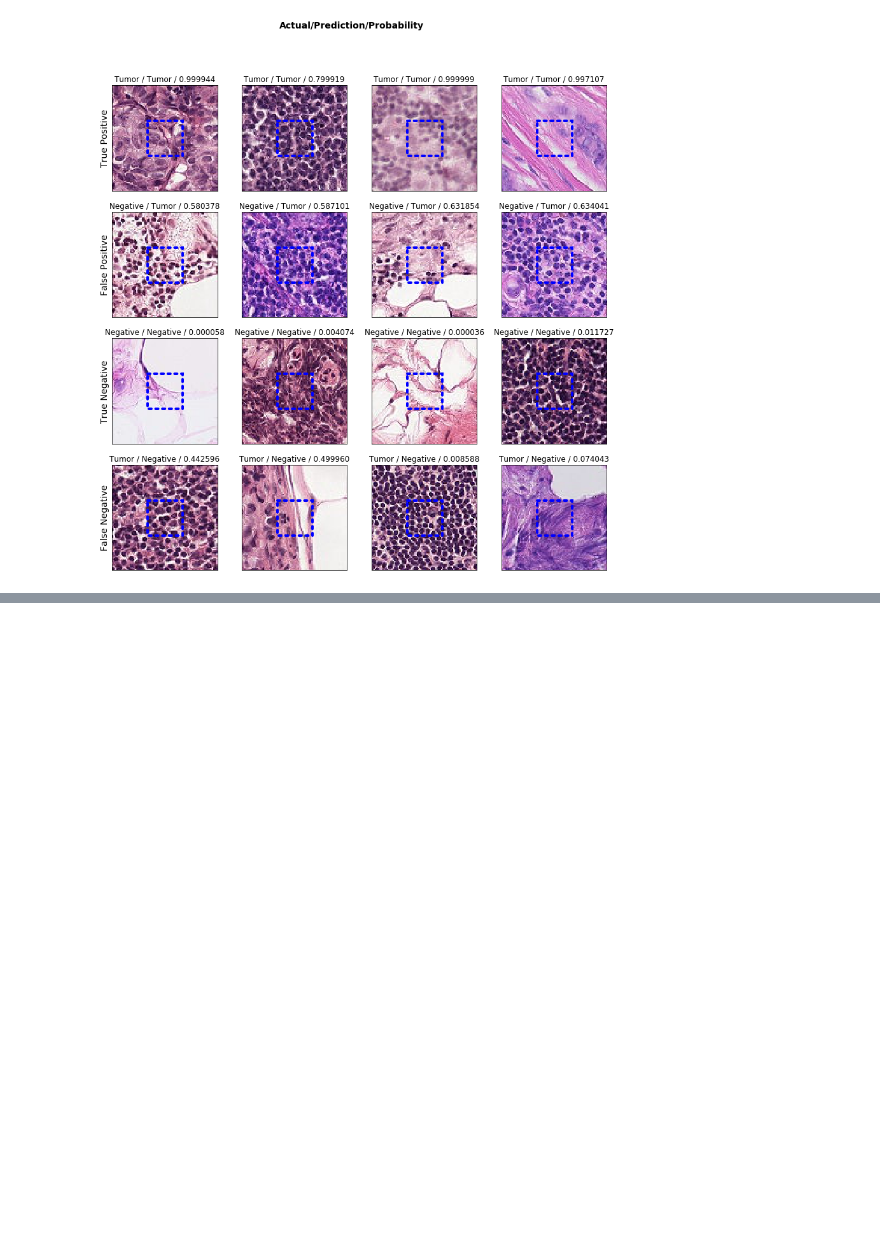
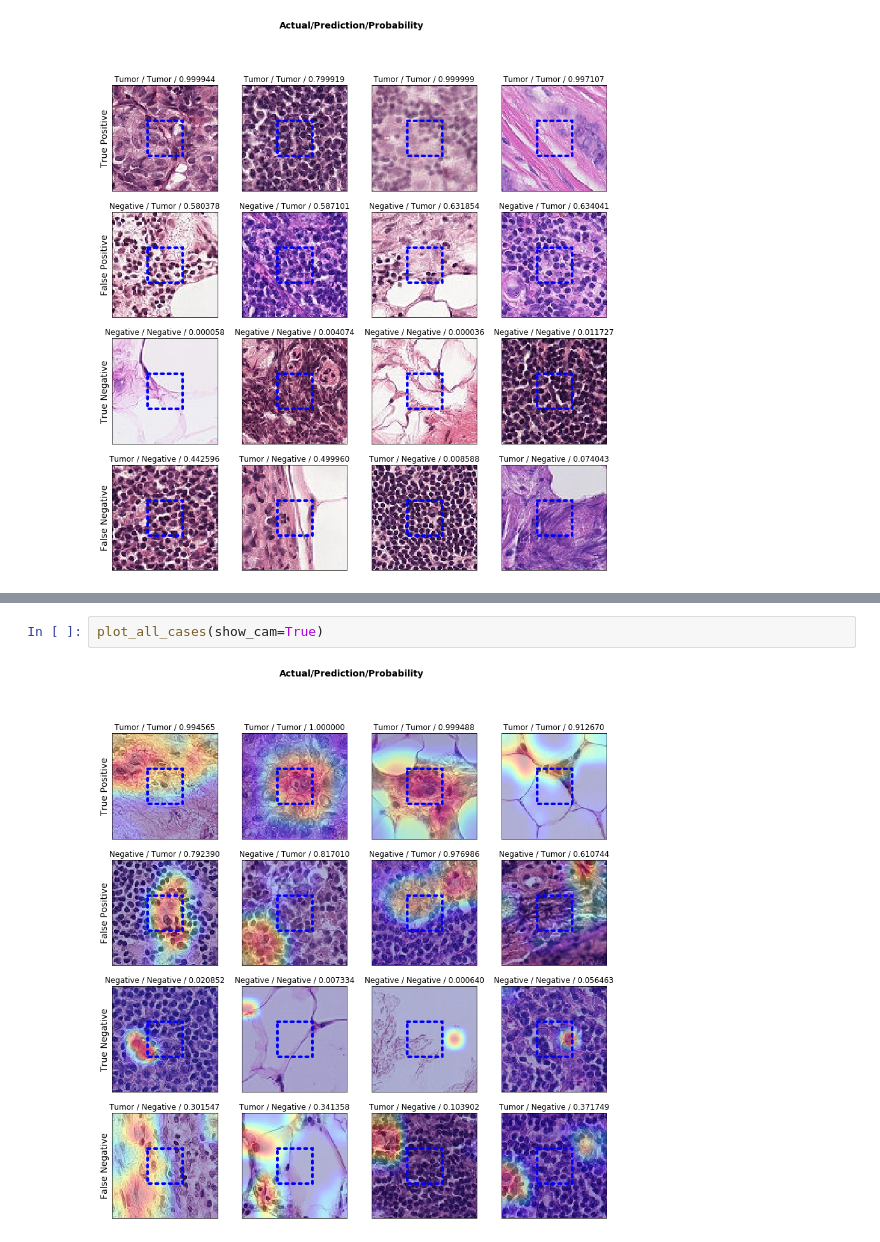
Before and after one commit to xgxofdream/histopathologic-cancer-detection, a Jupyter notebook: nn_visualization.ipynb, the cells around one changed output, grey strips where cells are left out. Saved outputs shown, nothing was run; the diff lists cells and outputs as text; blank space fills up the shorter version.

```diff
--- a/nn_visualization.ipynb
+++ b/nn_visualization.ipynb
@@ -620,0 +621,4 @@ plot_all_cases(show_cam=True)
+# %%
+plot_all_cases(show_cam=True)
+# %% [output]
+[figure, added]
```
Also changed, not shown: parts of 3 cells of this notebook.
